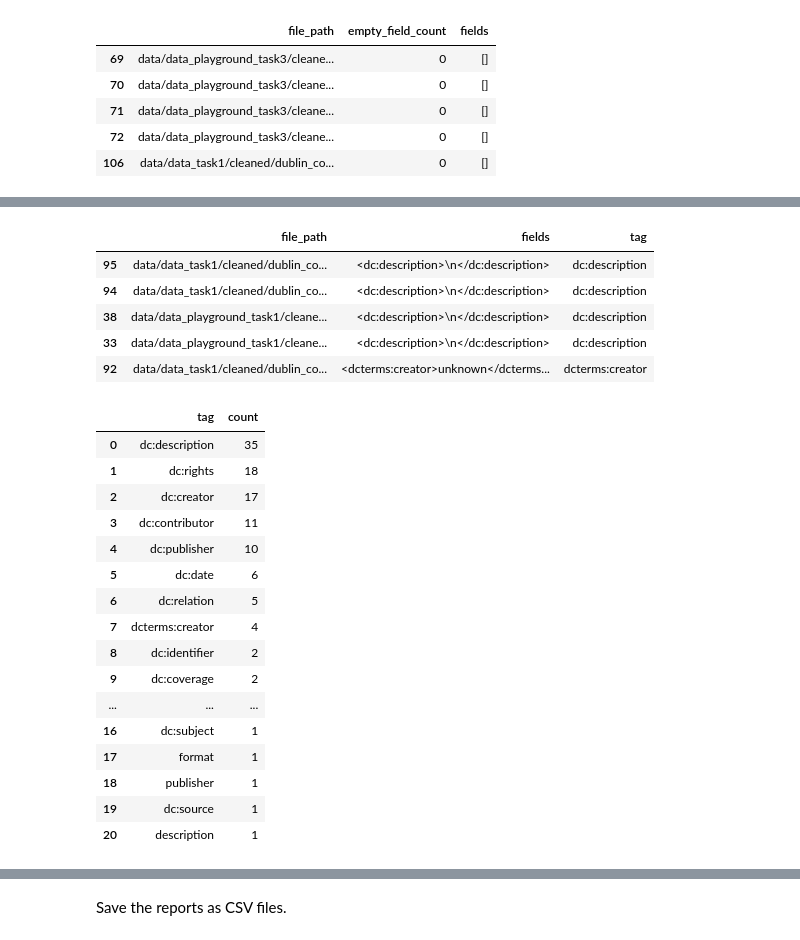
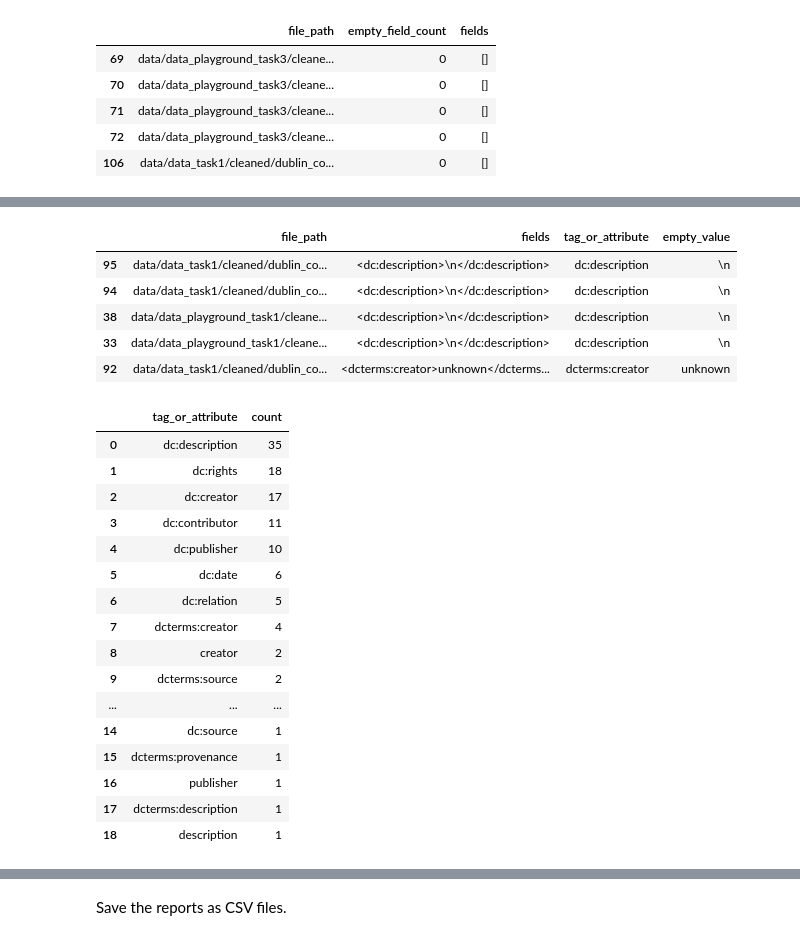
Before and after one commit to thegoose20/lada-eval, a Jupyter notebook: evaluation-completeness.ipynb, the cells around one changed output, grey strips where cells are left out. Cells and saved outputs as stored; diff of their text form; code cells hidden in the pictures.

```diff
--- a/evaluation-completeness.ipynb
+++ b/evaluation-completeness.ipynb
@@ -93,18 +90,3 @@ empty = re.compile('<[a-z:]+>\s*</[a-z:]+>|<[a-z:]+>[a-z ]*(unknown|none|na|\"\"
 # %%
-files_with_empty, empty_fields_per_file, fields_per_file = [], [], []
-for file_path in dublin_file_paths:
-    with open(file_path, "r") as f:
-        f_string = f.read().lower()
-        # Look for empty fields in the file
-        is_empty = re.finditer(empty, f_string)
-        # Save the empty fields, including the opening and closing tags and any text in between
-        empty_fields = [field[0] for field in is_empty]
-        fields_per_file += [empty_fields]
-        # Save the file path to the XML version of the file
-        file_path.replace(".txt", ".xml")
-        files_with_empty += [file_path]
-        # Save the number of empty fields in the file
-        empty_fields_per_file += [len(empty_fields)]
-        f.close()
-print(sum(empty_fields_per_file), "empty field(s) in", len(files_with_empty), "files found.")
+files_with_empty, empty_fields_per_file, fields_per_file = utils.findEmptyFields(empty, dublin_file_paths)
 # %% [output]
@@ -114,5 +96,5 @@ So every file has empty data fields, and some files have multiple empty fields.
 # %%
-df_empty = pd.DataFrame.from_dict({"file_path":files_with_empty, "empty_field_count":empty_fields_per_file, "fields":fields_per_file}).sort_values(by="empty_field_count", ascending=False)
+df_empty = pd.DataFrame.from_dict({"file_path":dublin_file_paths, "empty_field_count":empty_fields_per_file, "fields":fields_per_file}).sort_values(by="empty_field_count", ascending=False)
 df_empty.head()
 # %% [output]
 |  | file_path | empty_field_count | fields |
@@ -146,3 +134,3 @@ empty_field_count_report
 # %%
-df_empty_exploded = df_empty.explode("fields").drop(columns=["empty_field_count"])
-df_empty_exploded.head()
+df_empty_exploded = df_empty.loc[df_empty.empty_field_count > 0].drop(columns=["empty_field_count"]).explode("fields")
+assert sum(empty_fields_per_file) == df_empty_exploded.shape[0], "There should be exactly one row per empty field."
@@ -156,3 +136,0 @@ df_empty_exploded.head()
-# %%
-df_empty_exploded = df_empty_exploded.dropna() # Remove files without any empty fields
-df_empty_exploded.tail()
@@ -166,20 +146,31 @@ df_empty_exploded.tail()
 # %%
 fields = (list(df_empty_exploded.fields))
+# Extract the tag name or attribute that indicates the Dublin Core field intended. If the tag
+# is 'dc' and the metadata field is provided as an attribute, such as '<dc element="title">',
+# then the extracted data will be 'title,' not 'dc.'
 tags = [re.search('(?<=<)([a-z:]+)(?=>)|(?<=")[a-z]+(?=")', field)[0] for field in fields]
-df_empty_exploded.insert(len(df_empty_exploded.columns), "tag", tags)
+values_lists = [re.findall('>[^<]*<', field) for field in fields]
+values = []
+for v in values_lists:
+    if len(v) > 0:
+        values += [v[0][1:-1]]
+    else:
+        values += ['']
+df_empty_exploded.insert(len(df_empty_exploded.columns), "tag_or_attribute", tags)
+df_empty_exploded.insert(len(df_empty_exploded.columns), "empty_value", values)
 df_empty_exploded.tail()
 # %% [output]
-|  | file_path | fields | tag |
-| 95 | data/data_task1/cleaned/dublin_co... | <dc:description>\n</dc:description> | dc:description |
-| 94 | data/data_task1/cleaned/dublin_co... | <dc:description>\n</dc:description> | dc:description |
-| 38 | data/data_playground_task1/cleane... | <dc:description>\n</dc:description> | dc:description |
-| 33 | data/data_playground_task1/cleane... | <dc:description>\n</dc:description> | dc:description |
-| 92 | data/data_task1/cleaned/dublin_co... | <dcterms:creator>unknown</dcterms... | dcterms:creator |
+|  | file_path | fields | tag_or_attribute | empty_value |
+| 95 | data/data_task1/cleaned/dublin_co... | <dc:description>\n</dc:description> | dc:description | \n |
+| 94 | data/data_task1/cleaned/dublin_co... | <dc:description>\n</dc:description> | dc:description | \n |
+| 38 | data/data_playground_task1/cleane... | <dc:description>\n</dc:description> | dc:description | \n |
+| 33 | data/data_playground_task1/cleane... | <dc:description>\n</dc:description> | dc:description | \n |
+| 92 | data/data_task1/cleaned/dublin_co... | <dcterms:creator>unknown</dcterms... | dcterms:creator | unknown |
 # %%
-tag_counts = pd.DataFrame(df_empty_exploded.tag.value_counts()).reset_index()
+tag_counts = pd.DataFrame(df_empty_exploded.tag_or_attribute.value_counts()).reset_index()
 tag_counts
 # %% [output]
-|  | tag | count |
+|  | tag_or_attribute | count |
 | 0 | dc:description | 35 |
 | 1 | dc:rights | 18 |
 | 2 | dc:creator | 17 |
@@ -188,12 +179,12 @@ tag_counts
 | 5 | dc:date | 6 |
 | 6 | dc:relation | 5 |
 | 7 | dcterms:creator | 4 |
-| 8 | dc:identifier | 2 |
-| 9 | dc:coverage | 2 |
+| 8 | creator | 2 |
+| 9 | dcterms:source | 2 |
 | ... | ... | ... |
-| 16 | dc:subject | 1 |
-| 17 | format | 1 |
-| 18 | publisher | 1 |
-| 19 | dc:source | 1 |
-| 20 | description | 1 |
+| 14 | dc:source | 1 |
+| 15 | dcterms:provenance | 1 |
+| 16 | publisher | 1 |
+| 17 | dcterms:description | 1 |
+| 18 | description | 1 |
 # %%
```
Also changed, not shown: parts of 57 cells of this notebook, 1 other file.
